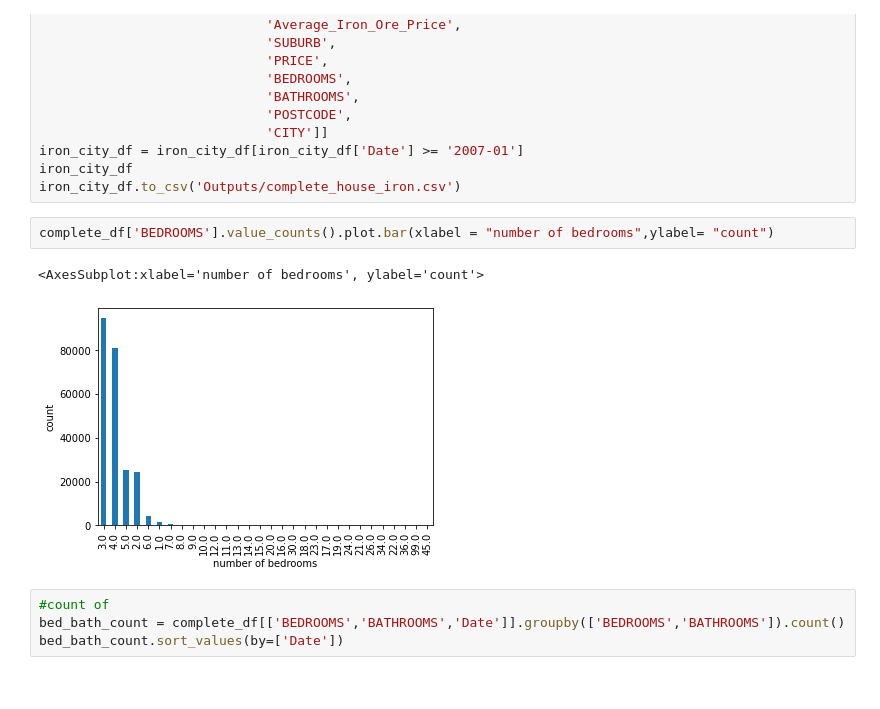
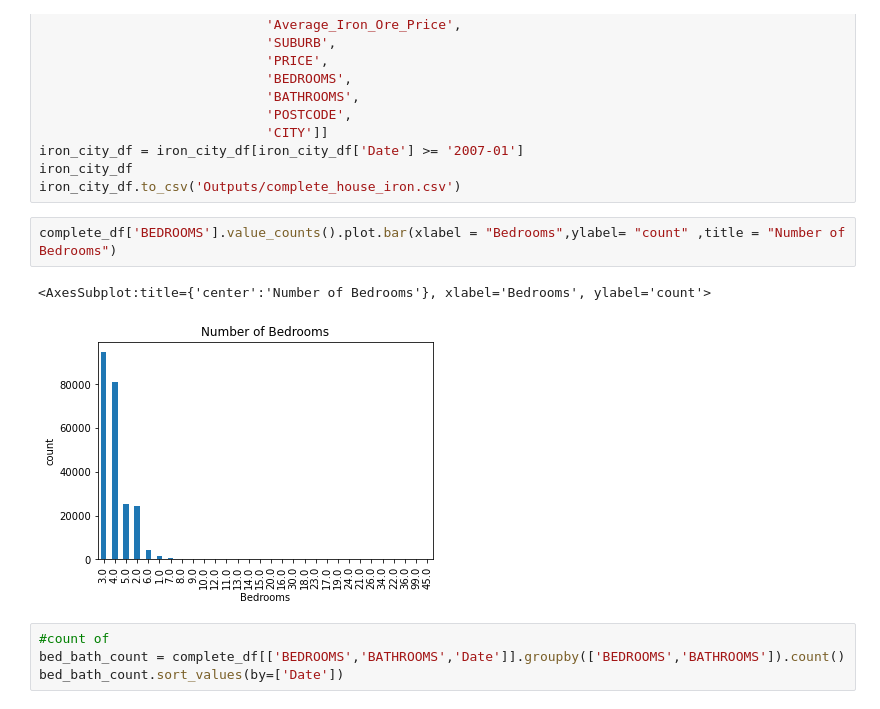
Before and after one commit to Dion-Daniels/Project1, a Jupyter notebook: Data/House_Commodities_Data_quarterly.ipynb, the cells around one changed output. Saved outputs shown, nothing was run; the diff lists cells and outputs as text.

```diff
--- a/Data/House_Commodities_Data_quarterly.ipynb
+++ b/Data/House_Commodities_Data_quarterly.ipynb
@@ -314,10 +314,10 @@ iron_city_df = iron_city_df[iron_city_df['Date'] >= '2007-01']
 iron_city_df
 iron_city_df.to_csv('Outputs/complete_house_iron.csv')
 # %%
-complete_df['BEDROOMS'].value_counts().plot.bar(xlabel = "number of bedrooms",ylabel= "count")
+complete_df['BEDROOMS'].value_counts().plot.bar(xlabel = "Bedrooms",ylabel= "count" ,title = "Number of Bedrooms")
 # %% [output]
-<AxesSubplot:xlabel='number of bedrooms', ylabel='count'>
+<AxesSubplot:title={'center':'Number of Bedrooms'}, xlabel='Bedrooms', ylabel='count'>
-[figure, old version]
+[figure, new version]
 # %%
 #count of
 bed_bath_count = complete_df[['BEDROOMS','BATHROOMS','Date']].groupby(['BEDROOMS','BATHROOMS']).count()
```
Also changed, not shown: parts of 1 cell of this notebook.
